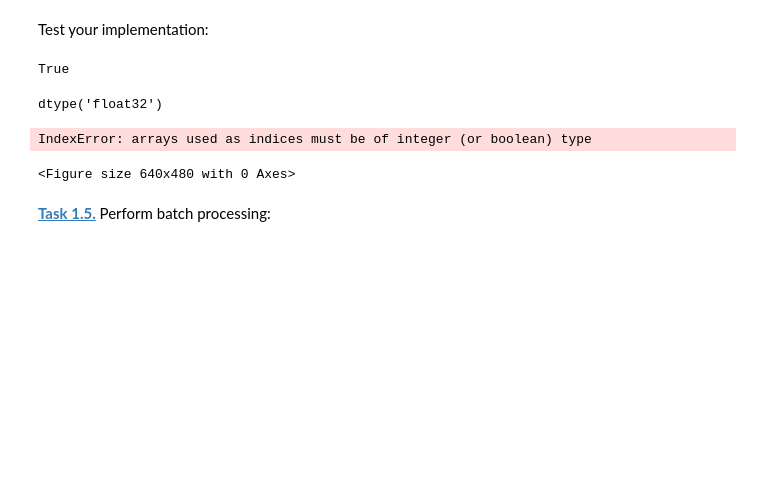
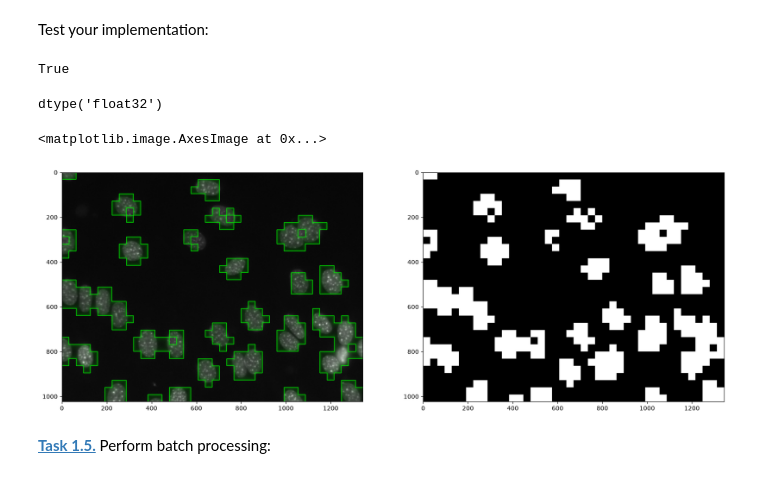
Before and after one commit to tilmannstieglitz/mobi-fs5-python, a Jupyter notebook: svm_segm.ipynb, the cells around one changed output. Cells and saved outputs as stored; diff of their text form; code cells hidden in the pictures; blank space fills up the shorter version.

```diff
--- a/svm_segm.ipynb
+++ b/svm_segm.ipynb
@@ -116,7 +116,7 @@ def predict_image(img, patch_sizes):
     F = clf.predict(X)
     background = np.zeros(patch_sizes, dtype=bool)
     foreground = np.ones(patch_sizes, dtype=bool)
-    bi_img = np.zeros(img.shape)
+    bi_img = np.zeros(img.shape, dtype=bool)
     for x in range(int(img.shape[0] / patch_sizes[0])) :
         for y in range(int(img.shape[1] / patch_sizes[1])) :
             if  F[int((x * img.shape[1] / patch_sizes[1]) + y)] == 1 :
@@ -138,11 +138,14 @@ dtype('float32')
 # %%
 img = plt.imread(f'data/NIH3T3/im/dna-0.png')
 seg = predict_image(img, patch_sizes)
 
-plt.figure()
+plt.figure(figsize=(20,10))
+plt.subplot(1, 2, 1)
 plt.imshow(blend_result(img, seg))
+plt.subplot(1, 2, 2)
+plt.imshow(seg, "gray")
 # %% [output]
-IndexError: arrays used as indices must be of integer (or boolean) type
+<matplotlib.image.AxesImage at 0x...>
-<Figure size 640x480 with 0 Axes>
+[figure, added]
 # %% [markdown]
 **[Task 1.5.]()** Perform batch processing:
```
Also changed, not shown: parts of 4 cells of this notebook, 2 other files.
